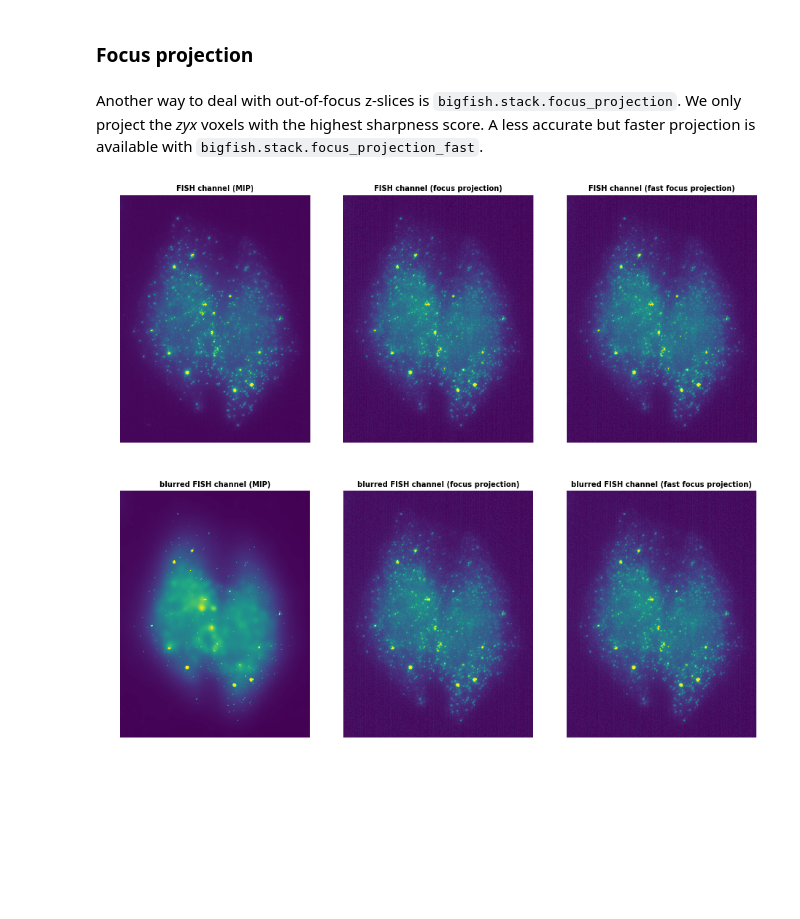
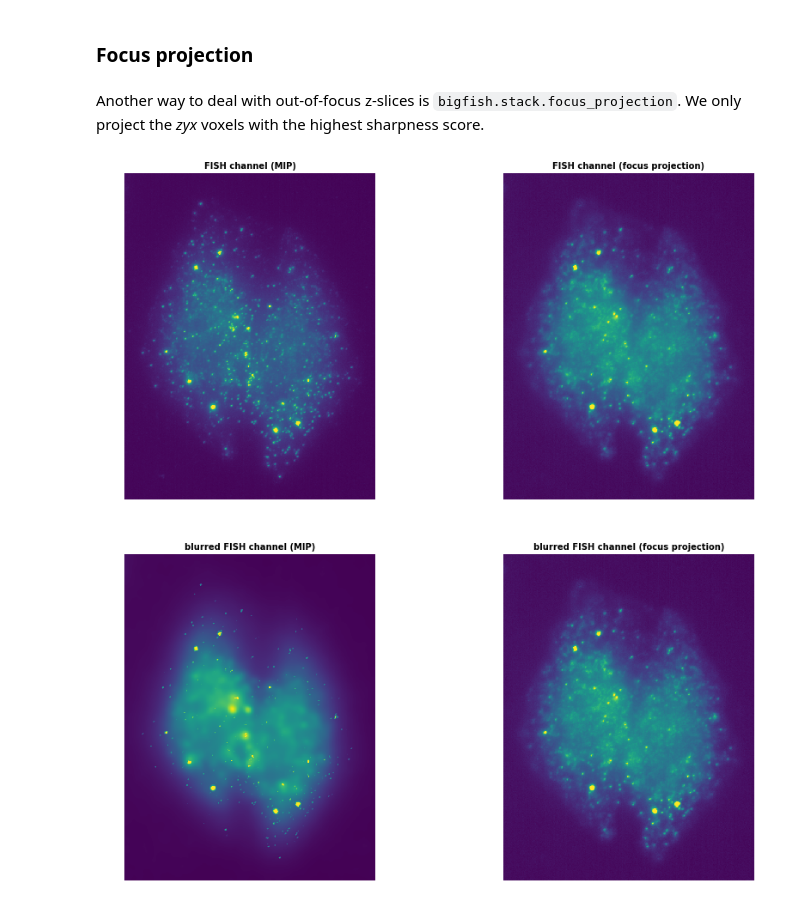
Before and after one commit to fish-quant/big-fish-examples, a Jupyter notebook: notebooks/3 - Project in two dimensions.ipynb, the cells around one changed output. Drawn from its saved outputs; the diff is of its cells as text; code cells hidden in the pictures; blank space fills up the shorter version.

```diff
--- a/notebooks/3 - Project in two dimensions.ipynb
+++ b/notebooks/3 - Project in two dimensions.ipynb
@@ -132,30 +132,23 @@ plot.plot_images(images, titles=titles, framesize=(10, 8), contrast=True)
 # %% [markdown]
 ### Focus projection
 # %% [markdown]
-Another way to deal with out-of-focus z-slices is `bigfish.stack.focus_projection`. We only project the *zyx* voxels with the highest sharpness score. A less accurate but faster projection is available with `bigfish.stack.focus_projection_fast`.
+Another way to deal with out-of-focus z-slices is `bigfish.stack.focus_projection`. We only project the *zyx* voxels with the highest sharpness score.
 # %%
 # RNA
-rna_focus = stack.focus_projection(rna)
-rna_focus = stack.rescale(rna_focus, channel_to_stretch=0)
-rna_focus_fast = stack.focus_projection_fast(rna, proportion=0.75, neighborhood_size=7, method="median")
+rna_focus = stack.focus_projection(rna, proportion=5, neighborhood_size=7, method="median")
 
 # blurred RNA
-rna_blurred_focus = stack.focus_projection(rna_blurred)
-rna_blurred_focus = stack.rescale(rna_blurred_focus, channel_to_stretch=0)
-rna_blurred_focus_fast = stack.focus_projection_fast(rna_blurred, proportion=0.75,
-                                                     neighborhood_size=7, method="median")
+rna_blurred_focus = stack.focus_projection(rna_blurred, proportion=5, neighborhood_size=7, method="median")
 # %%
 # RNA
-images = [rna_mip, rna_focus, rna_focus_fast]
-titles = ["FISH channel (MIP)", "FISH channel (focus projection)",
-          "FISH channel (fast focus projection)"]
+images = [rna_mip, rna_focus]
+titles = ["FISH channel (MIP)", "FISH channel (focus projection)"]
 plot.plot_images(images, titles=titles, framesize=(13, 6), contrast=True)
 
 # blurred RNA
-images = [rna_blurred_mip, rna_blurred_focus, rna_blurred_focus_fast]
-titles = ["blurred FISH channel (MIP)", "blurred FISH channel (focus projection)",
-          "blurred FISH channel (fast focus projection)"]
+images = [rna_blurred_mip, rna_blurred_focus]
+titles = ["blurred FISH channel (MIP)", "blurred FISH channel (focus projection)"]
 plot.plot_images(images, titles=titles, framesize=(13, 6), contrast=True)
 # %% [output]
-[figure, old version]
+[figure, new version]
-[figure, old version]
+[figure, new version]
```
Also changed, not shown: parts of 4 cells of this notebook, 6 other files.
